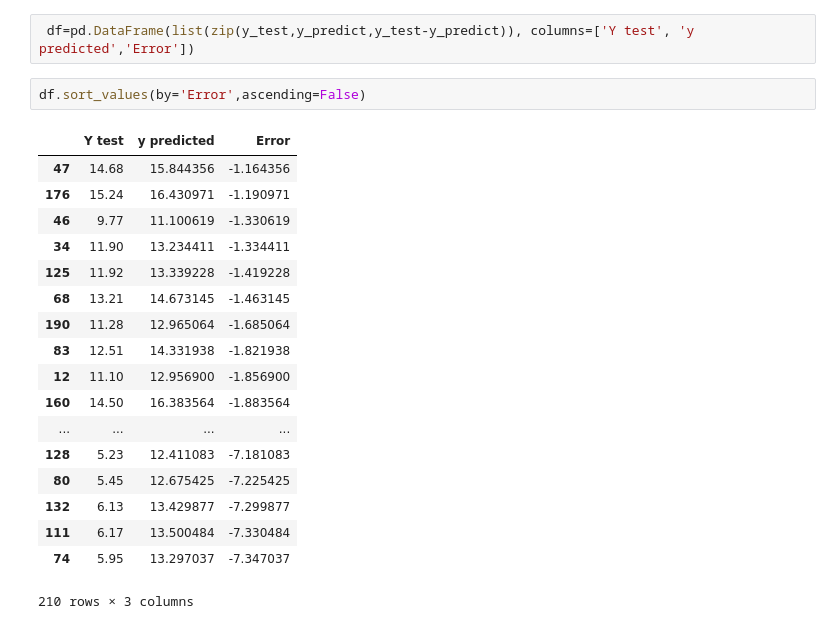
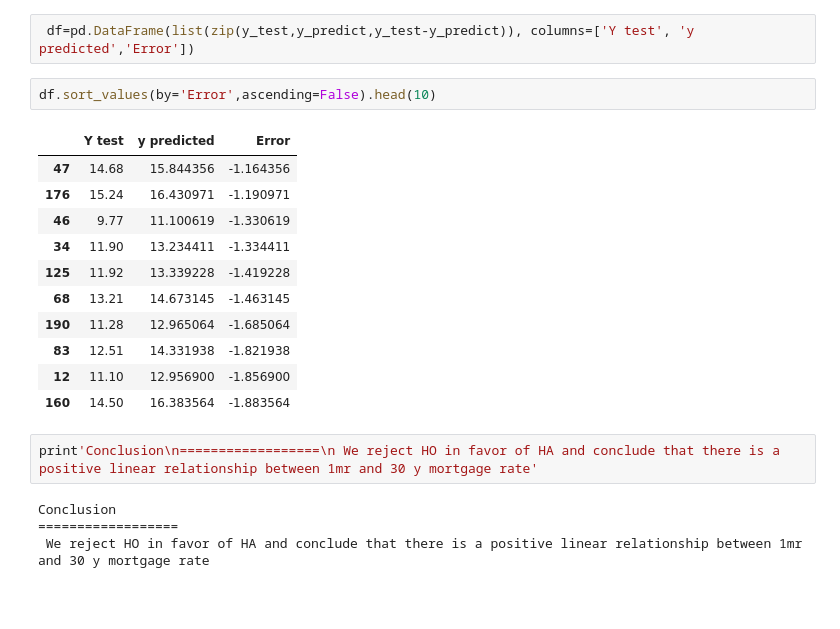
Before and after one commit to FabienneIshimwe/Jupyter-notebooks, a Jupyter notebook: Mortgage Rates Analysis.ipynb, the cells around one changed output. Saved outputs shown, nothing was run; the diff lists cells and outputs as text; blank space fills up the shorter version.

```diff
--- a/Mortgage Rates Analysis.ipynb
+++ b/Mortgage Rates Analysis.ipynb
@@ -293,23 +293,22 @@ y_predict=regressor_OLS2.predict(X_test)
 # %%
  df=pd.DataFrame(list(zip(y_test,y_predict,y_test-y_predict)), columns=['Y test', 'y predicted','Error'])
 # %%
-df.sort_values(by='Error',ascending=False)
+df.sort_values(by='Error',ascending=False).head(10)
 # %% [output]
 |  | Y test | y predicted | Error |
 | 47 | 14.68 | 15.844356 | -1.164356 |
 | 176 | 15.24 | 16.430971 | -1.190971 |
 | 46 | 9.77 | 11.100619 | -1.330619 |
 | 34 | 11.90 | 13.234411 | -1.334411 |
 | 125 | 11.92 | 13.339228 | -1.419228 |
 | 68 | 13.21 | 14.673145 | -1.463145 |
 | 190 | 11.28 | 12.965064 | -1.685064 |
 | 83 | 12.51 | 14.331938 | -1.821938 |
 | 12 | 11.10 | 12.956900 | -1.856900 |
 | 160 | 14.50 | 16.383564 | -1.883564 |
-| ... | ... | ... | ... |
-| 128 | 5.23 | 12.411083 | -7.181083 |
-| 80 | 5.45 | 12.675425 | -7.225425 |
-| 132 | 6.13 | 13.429877 | -7.299877 |
-| 111 | 6.17 | 13.500484 | -7.330484 |
-| 74 | 5.95 | 13.297037 | -7.347037 |
-210 rows × 3 columns
+# %%
+print'Conclusion\n==================\n We reject HO in favor of HA and conclude that there is a positive linear relationship between 1mr and 30 y mortgage rate'
+# %% [output]
+Conclusion
+==================
+ We reject HO in favor of HA and conclude that there is a positive linear relationship between 1mr and 30 y mortgage rate
```
